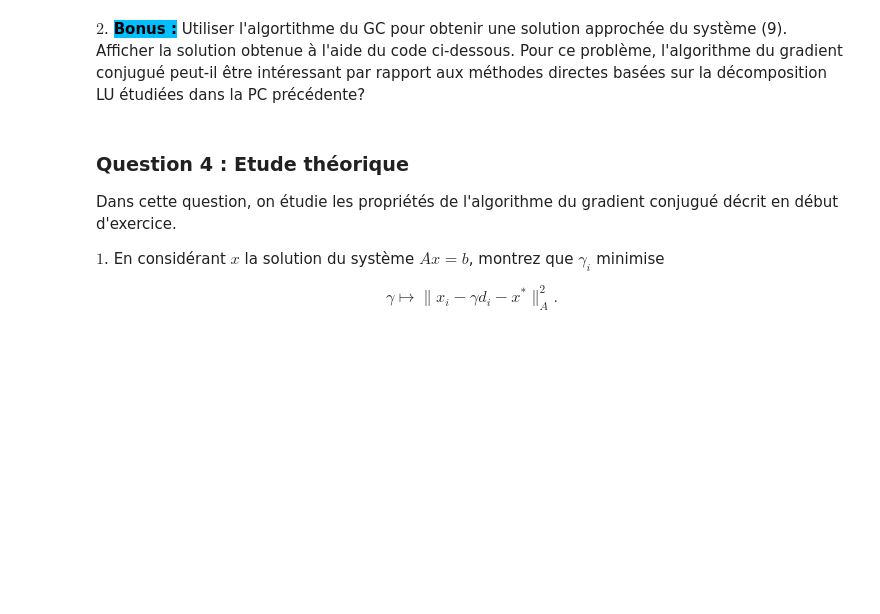
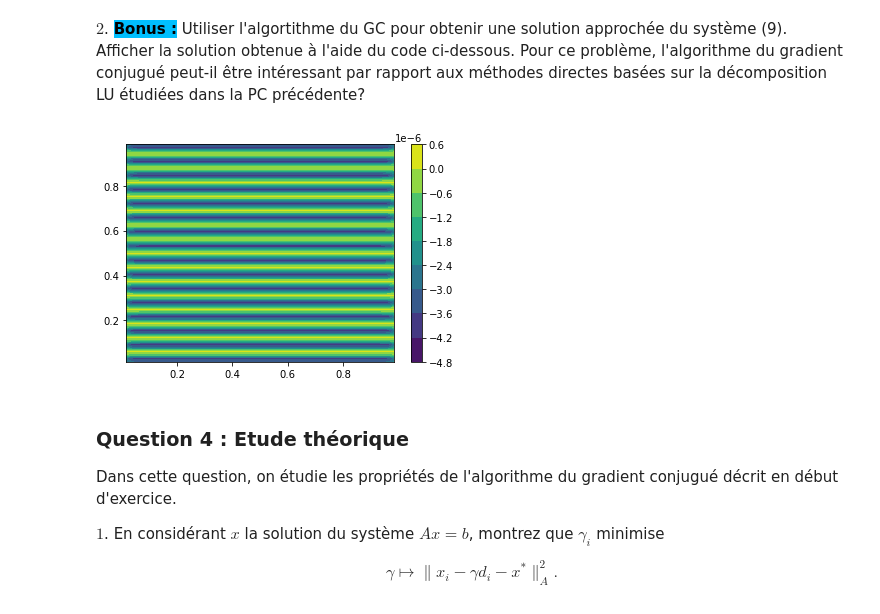
Before and after one commit to ArkhamKnightGPC/MAP412, a Jupyter notebook: pc5.ipynb, the cells around one changed output. Saved outputs shown, nothing was run; the diff lists cells and outputs as text; code cells hidden in the pictures; blank space fills up the shorter version.

```diff
--- a/pc5.ipynb
+++ b/pc5.ipynb
@@ -1053,5 +1090,27 @@ def gradient_conjugué_creux(A, b, x0, it_max = 10**3, tol = 10**-10):
     x : le dernier itéré x_k obtenu
     tab_err : tableau contenant la norme du résidu || Ax_k - b || à chaque itération
     """
+    i = 0
+    gi = A.dot(x0) - b
+    di = -gi
+    xi = x0
 
-    return x, tab_err
+    tab_x = np.empty((it_max, len(x0)))
+    tab_err = np.empty(it_max)
+
+    while(lin.norm(gi) > tol and i < it_max):
+        stock1 = A.dot(di) #optimisation (cas creux)
+        stock2 = np.matmul(np.transpose(di), stock1)
+
+        gamma = np.matmul(np.transpose(di), gi)/stock2
+        xi = xi - gamma*di
+
+        gi = A.dot(xi) - b #optimisation (cas creux)
+        tab_err[i] = lin.norm(gi)
+
+        beta = np.matmul(np.transpose(gi), stock1)/stock2
+        di = -gi + beta*di
+
+        i+=1
+
+    return xi, tab_err[:i]
@@ -1117,16 +1215,3 @@ $$
 >où les $(x_i,y_j)=(ih,jh)$, $i,j=1,\ldots, N$, correspondent à une discrétisation du carré $[0,1]^2$, et les coordonnées de $U$ sont censées approcher les valeurs $u(x_i,y_j)$ de la solution de (8).
 
 $1$. **<font color=black><span style="background-color:deepskyblue">Bonus :</span></font>** Construire la matrice du Laplacien 2D discrétisé, dans un format creux. On pourra utiliser *scipy.sparse.diags*.
-# %%
-def moins_Laplacien_2D_bande(N):
-    """
-    crée la matrice correspondant à la discrétisation de -\Delta en 2D sous format bande
-    ----------
-    parametre:
-    N   : taille de la matrice
-
-    valeur de retour:
-    matrice de taille N^2xN^2 sous format bande
-    """
-
-    return
@@ -1137,30 +1276,32 @@ $2$. **<font color=black><span style="background-color:deepskyblue">Bonus :</spa
 # %%
 N = 63
 
-
-
+A = moins_Laplacien_2D_bande(N)
+b = np.ones(N*N)
 
 # grille pour tracer la solution
 nx     = N
 ny     = N
 dx     = 1./(nx+1)
 dy     = 1./(ny+1)
 x      = np.linspace(1,nx,nx)*dx
 y      = np.linspace(1,ny,ny)*dy
 xx, yy = np.meshgrid(x, y, indexing='xy')
 
 
 # Solution
-x0               = np.zeros(nx*ny) ; x0[0] = 1.
+x0               = np.zeros(nx*ny)
+x0[0] = 1.
 U_GC, tab_err_GC = gradient_conjugué_creux(A, b, x0, it_max = 10**3, tol = 10**(-5))
 Uij              = np.reshape(U_GC, (nx,ny))
-
 
 # plot
 plt.figure()
 plt.contourf(xx,yy,np.reshape(U_GC,(nx,ny)))
 plt.colorbar()
 plt.show()
+# %% [output]
+[figure, added]
 # %% [markdown]
 ### Question 4 : Etude théorique
 
```
Also changed, not shown: parts of 16 cells of this notebook.
